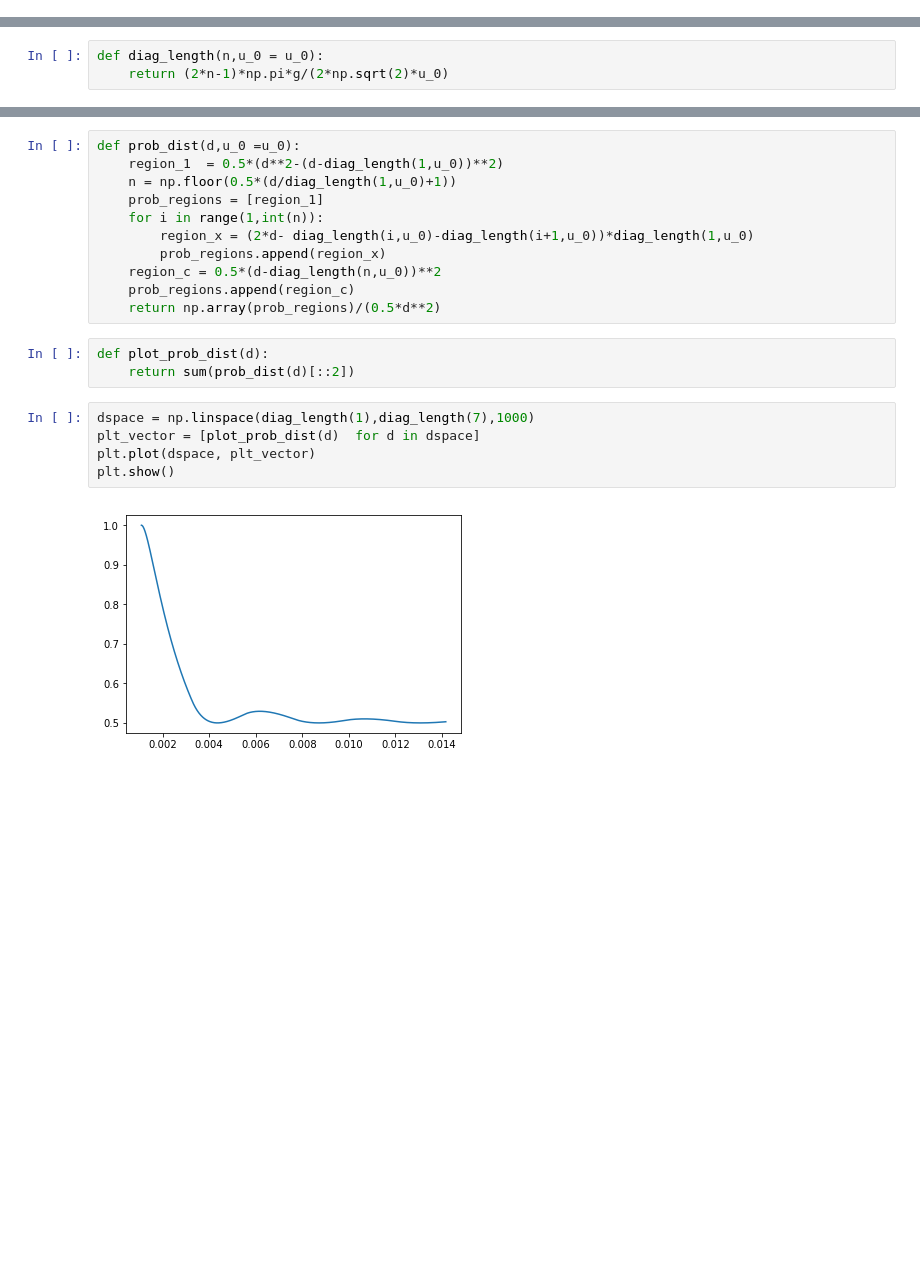
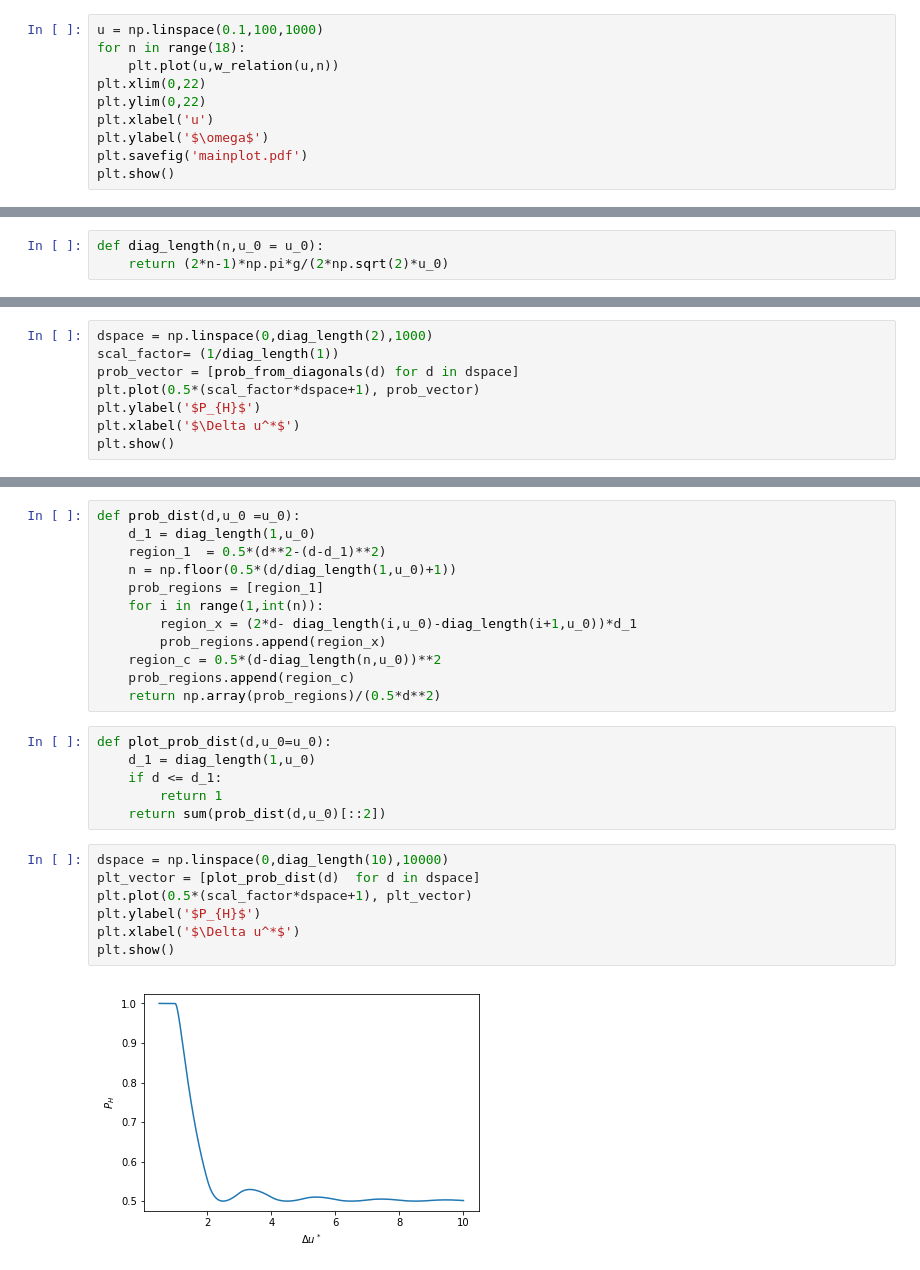
Before and after one commit to Dirivian/Jupyter_notebooks, a Jupyter notebook: Coin_toss.ipynb, the cells around one changed output, grey strips where cells are left out. Drawn from its saved outputs; the diff is of its cells as text; blank space fills up the shorter version.

```diff
--- a/Coin_toss.ipynb
+++ b/Coin_toss.ipynb
@@ -31,0 +51,10 @@ plt.show()
+# %%
+u = np.linspace(0.1,100,1000)
+for n in range(18):
+    plt.plot(u,w_relation(u,n))
+plt.xlim(0,22)
+plt.ylim(0,22)
+plt.xlabel('u')
+plt.ylabel('$\omega$')
+plt.savefig('mainplot.pdf')
+plt.show()
@@ -50,0 +83,8 @@ min(prob_from_diagonals(dspace))
+# %%
+dspace = np.linspace(0,diag_length(2),1000)
+scal_factor= (1/diag_length(1))
+prob_vector = [prob_from_diagonals(d) for d in dspace]
+plt.plot(0.5*(scal_factor*dspace+1), prob_vector)
+plt.ylabel('$P_{H}$')
+plt.xlabel('$\Delta u^*$')
+plt.show()
@@ -51,21 +97,27 @@ min(prob_from_diagonals(dspace))
 # %%
 def prob_dist(d,u_0 =u_0):
-    region_1  = 0.5*(d**2-(d-diag_length(1,u_0))**2)
+    d_1 = diag_length(1,u_0)
+    region_1  = 0.5*(d**2-(d-d_1)**2)
     n = np.floor(0.5*(d/diag_length(1,u_0)+1))
     prob_regions = [region_1]
     for i in range(1,int(n)):
-        region_x = (2*d- diag_length(i,u_0)-diag_length(i+1,u_0))*diag_length(1,u_0)
+        region_x = (2*d- diag_length(i,u_0)-diag_length(i+1,u_0))*d_1
         prob_regions.append(region_x)
     region_c = 0.5*(d-diag_length(n,u_0))**2
     prob_regions.append(region_c)
     return np.array(prob_regions)/(0.5*d**2)
 # %%
-def plot_prob_dist(d):
-    return sum(prob_dist(d)[::2])
+def plot_prob_dist(d,u_0=u_0):
+    d_1 = diag_length(1,u_0)
+    if d <= d_1:
+        return 1
+    return sum(prob_dist(d,u_0)[::2])
 # %%
-dspace = np.linspace(diag_length(1),diag_length(7),1000)
+dspace = np.linspace(0,diag_length(10),10000)
 plt_vector = [plot_prob_dist(d)  for d in dspace]
-plt.plot(dspace, plt_vector)
+plt.plot(0.5*(scal_factor*dspace+1), plt_vector)
+plt.ylabel('$P_{H}$')
+plt.xlabel('$\Delta u^*$')
 plt.show()
 # %% [output]
-[figure, old version]
+[figure, new version]
```
Also changed, not shown: parts of 13 cells of this notebook.
